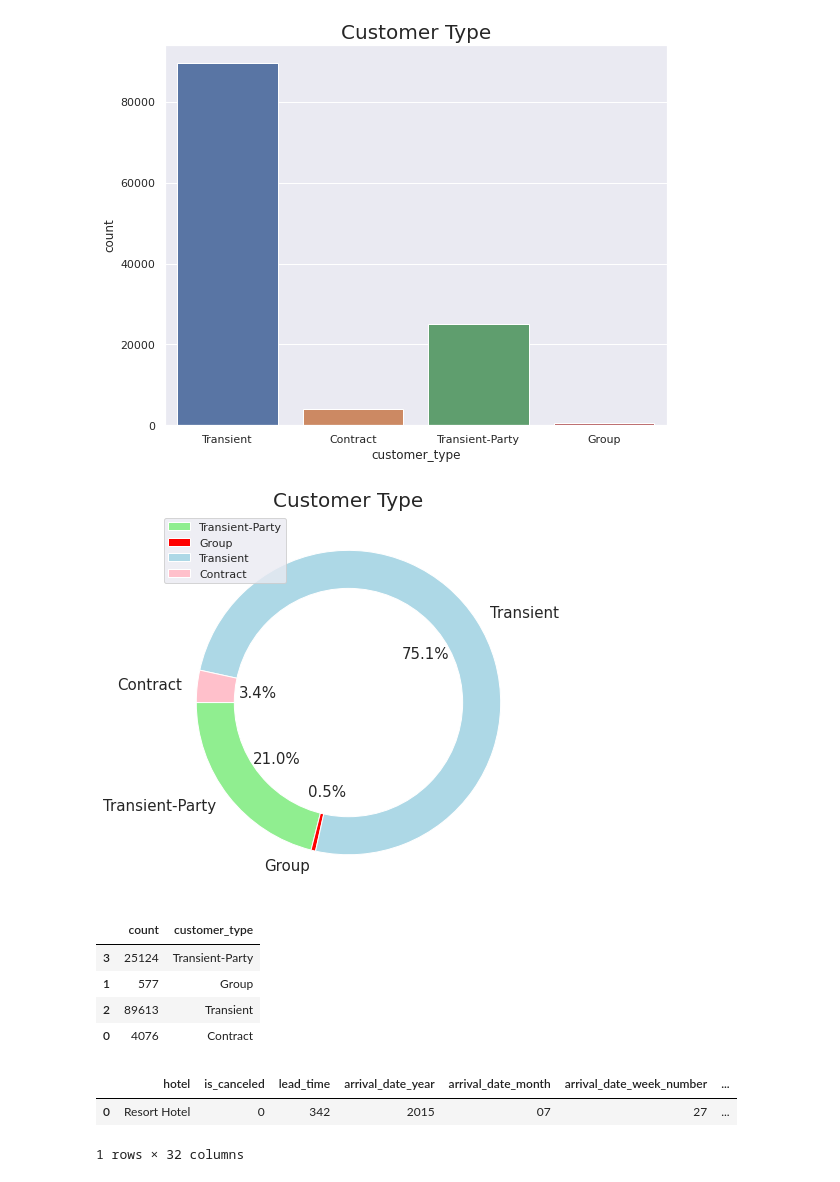
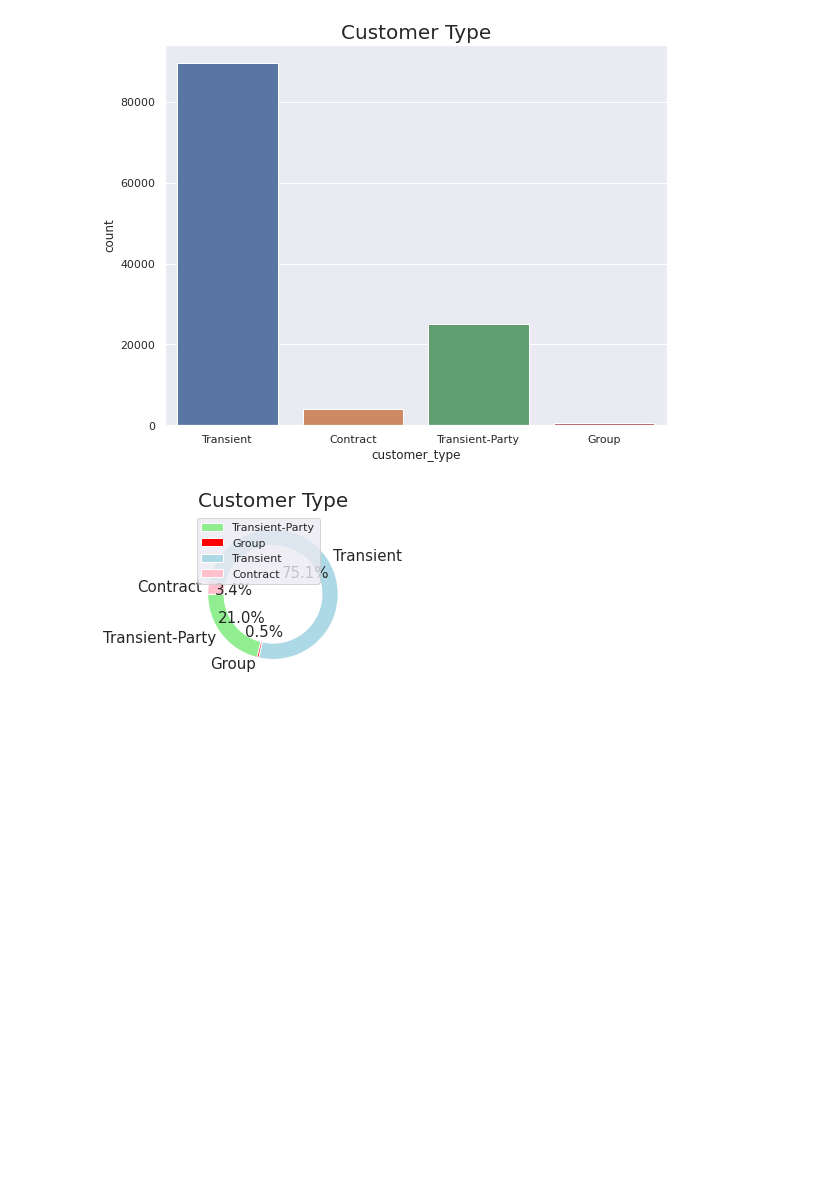
Before and after one commit to Sriharish19/EDA-Hotel-Booking-Capstone-Project-1, a Jupyter notebook: Copy_of_Copy_of_SH_Hotel_Booking_Capstone_Project.ipynb, the cells around one changed output. Drawn from its saved outputs; the diff is of its cells as text; code cells hidden in the pictures; blank space fills up the shorter version.

```diff
--- a/Copy_of_Copy_of_SH_Hotel_Booking_Capstone_Project.ipynb
+++ b/Copy_of_Copy_of_SH_Hotel_Booking_Capstone_Project.ipynb
@@ -1,14 +1,41 @@
 # %% [markdown]
 <a href="https://colab.research.google.com/github/SethupathyM/EDA-Hotel-Booking-Capstone-Project-1/blob/main/Copy_of_Copy_of_SH_Hotel_Booking_Capstone_Project.ipynb" target="_parent"><img src="https://colab.research.google.com/assets/colab-badge.svg" alt="Open In Colab"/></a>
 # %%
-# Initialization
+# importing libraries
+
 import pandas as pd
 import numpy as np
-
 import matplotlib.pyplot as plt
 %matplotlib inline
+import seaborn as sns
+import missingno as msno
 
-import seaborn as sns
+import warnings
+warnings.filterwarnings('ignore')
+
+from sklearn.model_selection import train_test_split, GridSearchCV
+from sklearn.preprocessing import StandardScaler
+from sklearn.metrics import accuracy_score, confusion_matrix, classification_report
+from sklearn.linear_model import LogisticRegression
+from sklearn.neighbors import KNeighborsClassifier
+from sklearn.svm import SVC
+from sklearn.tree import DecisionTreeClassifier
+from sklearn.ensemble import RandomForestClassifier
+from sklearn.ensemble import RandomForestClassifier
+from sklearn.ensemble import AdaBoostClassifier
+from sklearn.ensemble import GradientBoostingClassifier
+from xgboost import XGBClassifier
+from sklearn.ensemble import ExtraTreesClassifier
+from lightgbm import LGBMClassifier
+from sklearn.ensemble import VotingClassifier
+
+import folium
+from folium.plugins import HeatMap
+import plotly.express as px
+
+plt.style.use('fivethirtyeight')
+%matplotlib inline
+pd.set_option('display.max_columns', 32)
 
 from google.colab import drive
 drive.mount('/content/drive')
@@ -237,39 +221,28 @@ order=['Online TA','Direct', 'Corporate', 'Offline TA/TO',
 # Plotting customer type using Sea born----Bar graph
 fig=sns.countplot(data =df, x = 'customer_type')
 fig.set_title('Customer Type', fontsize = 20)
+plt.rcParams['figure.figsize']=(3,3)
 plt.show()
 # %% [output]
 [figure]
 # %%
 # Plotting customer type using plotly----Pie chart
 ee=df.loc[:,['customer_type']].groupby(['customer_type']).size().reset_index()
 ee.rename({0:'count'},axis=1,inplace=True)
 ff=ee.iloc[[3,1,2,0],[1,0]]
 
 #pie plotting
 plt.pie(ff['count']  ,labels=ff['customer_type'],colors=['lightgreen','red','lightblue','pink'],radius=1,startangle=180,textprops={'fontsize': 15},
         autopct='%0.1f%%')
 plt.legend(loc='upper left')
 plt.title('Customer Type',fontsize = 20)
 
 #donut
 cir=plt.Circle(xy=(0,0) , radius=0.75, facecolor='white')
 plt.gca().add_artist(cir)
 plt.show()
-ff
 # %% [output]
-[figure, old version]
+[figure, new version]
-|  | count | customer_type |
-| 3 | 25124 | Transient-Party |
-| 1 | 577 | Group |
-| 2 | 89613 | Transient |
-| 0 | 4076 | Contract |
-# %%
-df.head(1)
-# %% [output]
-|  | hotel | is_canceled | lead_time | arrival_date_year | arrival_date_month | arrival_date_week_number | ... |
-| 0 | Resort Hotel | 0 | 342 | 2015 | 07 | 27 | ... |
-1 rows × 32 columns
 # %%
 # Function to convert month number to month name in temporary table Adr_sum
 def month_name(num_month):
```
Also changed, not shown: parts of 15 cells of this notebook.
